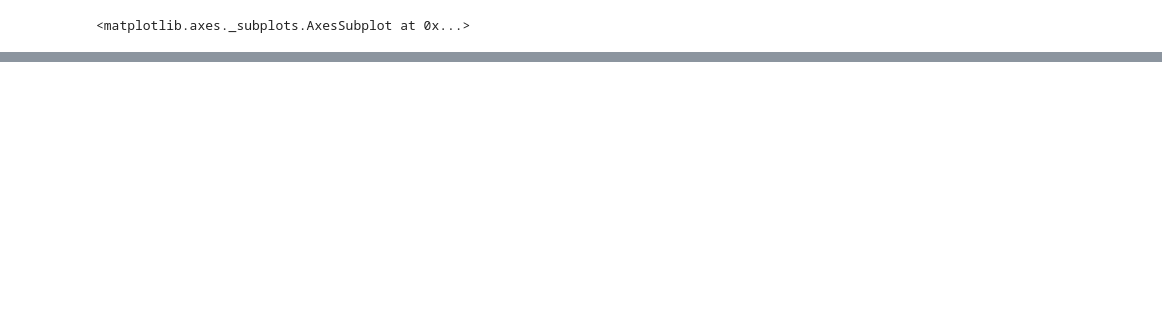
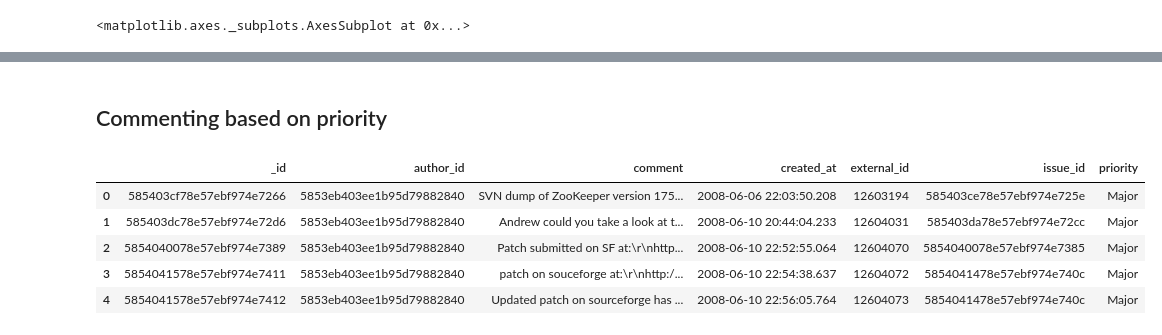
Before and after one commit to pmarszal/ZookeeperAnalysis, a Jupyter notebook: Marshall/LookingatIssueStatistics.ipynb, the cells around one changed output, grey strips where cells are left out. Cells and saved outputs as stored; diff of their text form; code cells hidden in the pictures; blank space fills up the shorter version.

Commit message:
Added some Issue statistics and plots

```diff
--- a/Marshall/LookingatIssueStatistics.ipynb
+++ b/Marshall/LookingatIssueStatistics.ipynb
@@ -308,0 +318,9 @@ first_day.dt.seconds.hist(bins=15)
+# %%
+def get_distance_from_issue_creation(x):
+    return x.created_at-issues.created_at[issues._id == x.issue_id].iloc[0]
+def get_priority(x):
+    return issues.priority[issues._id == x].iloc[0]
+
+conditional_events['priority']=conditional_events.issue_id.apply(get_priority)
+
+#conditional_events.distance_from_issue = conditional_events.apply(get_distance_from_issue_creation, axis=1)
@@ -308,0 +568,18 @@ first_day.dt.seconds.hist(bins=15)
+# %% [markdown]
+## Commenting based on priority
+# %%
+comments = pd.DataFrame(list(db['issue_comment'].find()))
+# %%
+comments.author_id = comments.author_id.astype('string')
+comments.issue_id = comments.issue_id.astype('string')
+# %%
+comments['priority']=comments.issue_id.apply(get_priority)
+# %%
+comments.head()
+# %% [output]
+|  | _id | author_id | comment | created_at | external_id | issue_id | priority |
+| 0 | 585403cf78e57ebf974e7266 | 5853eb403ee1b95d79882840 | SVN dump of ZooKeeper version 175... | 2008-06-06 22:03:50.208 | 12603194 | 585403ce78e57ebf974e725e | Major |
+| 1 | 585403dc78e57ebf974e72d6 | 5853eb403ee1b95d79882840 | Andrew could you take a look at t... | 2008-06-10 20:44:04.233 | 12604031 | 585403da78e57ebf974e72cc | Major |
+| 2 | 5854040078e57ebf974e7389 | 5853eb403ee1b95d79882840 | Patch submitted on SF at:\r\nhttp... | 2008-06-10 22:52:55.064 | 12604070 | 5854040078e57ebf974e7385 | Major |
+| 3 | 5854041578e57ebf974e7411 | 5853eb403ee1b95d79882840 | patch on souceforge at:\r\nhttp:/... | 2008-06-10 22:54:38.637 | 12604072 | 5854041478e57ebf974e740c | Major |
+| 4 | 5854041578e57ebf974e7412 | 5853eb403ee1b95d79882840 | Updated patch on sourceforge has ... | 2008-06-10 22:56:05.764 | 12604073 | 5854041478e57ebf974e740c | Major |
```
Also changed, not shown: parts of 29 cells of this notebook, 10 other files.
